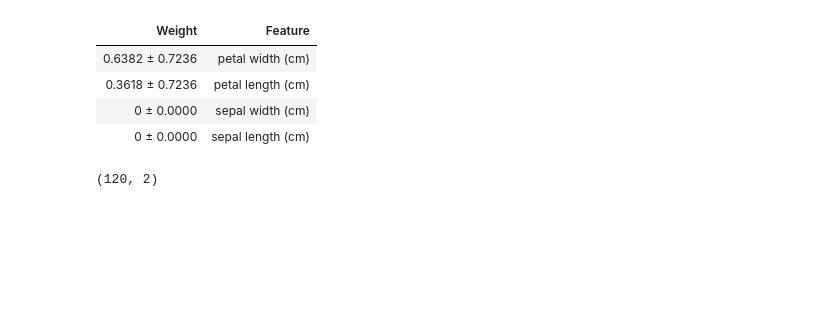
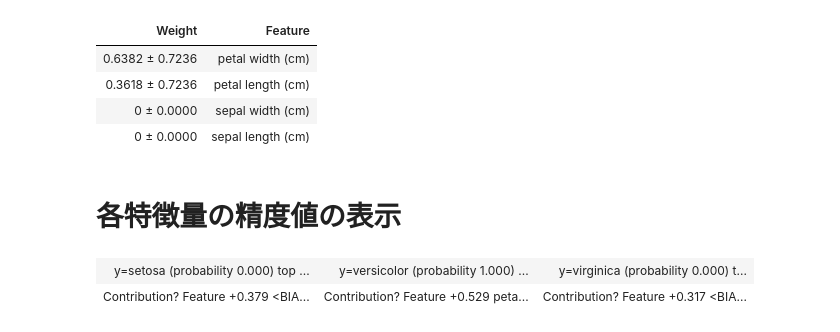
Before and after one commit to naonaorange/xai_samples, a Jupyter notebook: eli5_categorize_iris.ipynb, the cells around one changed output. Cells and saved outputs as stored; diff of their text form; code cells hidden in the pictures; blank space fills up the shorter version.

```diff
--- a/eli5_categorize_iris.ipynb
+++ b/eli5_categorize_iris.ipynb
@@ -111,4 +90,9 @@ X_trans = sel.transform(X_train)
-# %%
-X_trans.shape
-# %% [output]
-(120, 2)
+# %% [markdown]
+# 各特徴量の精度値の表示
+# %%
+from eli5 import show_prediction
+
+show_prediction(model2, X_test[0], target_names=target_names, feature_names=feature_names)
+# %% [output]
+| y=setosa (probability 0.000) top ... | y=versicolor (probability 1.000) ... | y=virginica (probability 0.000) t... |
+| Contribution? Feature +0.379 <BIA... | Contribution? Feature +0.529 peta... | Contribution? Feature +0.317 <BIA... |
```
Also changed, not shown: parts of 9 cells of this notebook, 2 other files.
